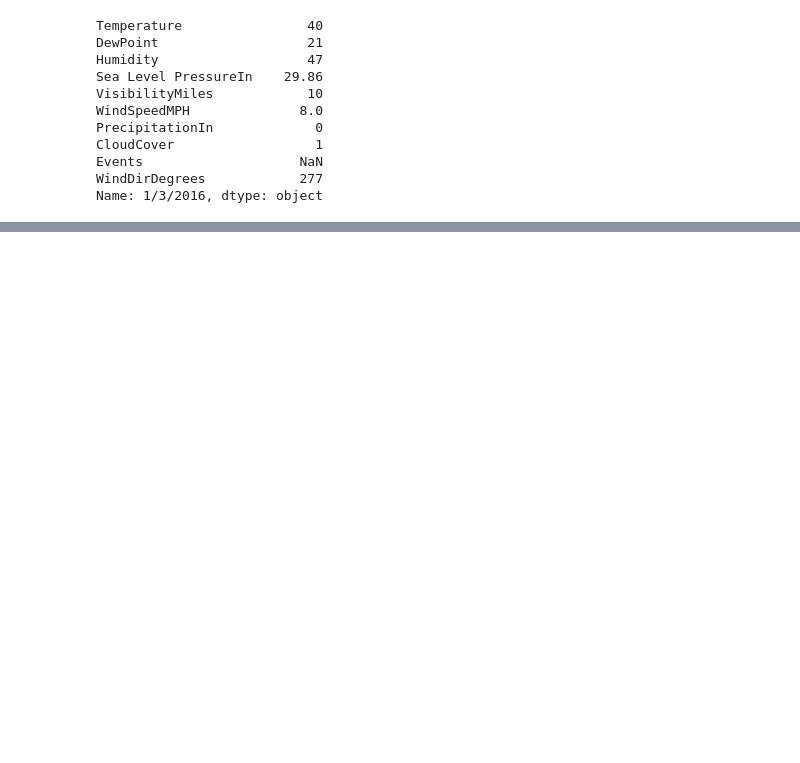
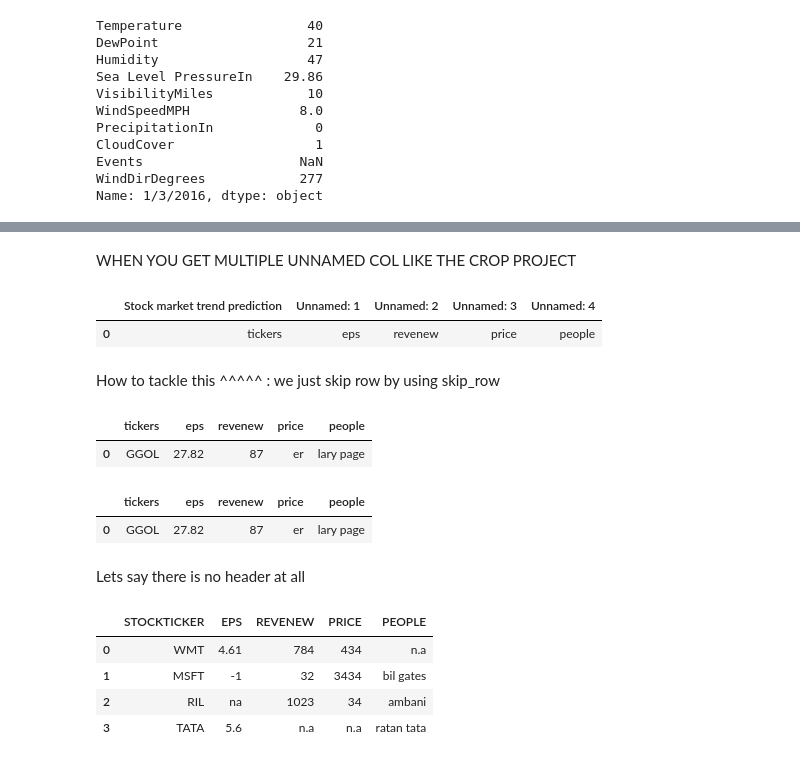
Before and after one commit to hsnaidu/basics, a Jupyter notebook: data_science/pandas-cheatsheet.ipynb, the cells around one changed output, grey strips where cells are left out. Drawn from its saved outputs; the diff is of its cells as text; code cells hidden in the pictures; blank space fills up the shorter version.

```diff
--- a/data_science/pandas-cheatsheet.ipynb
+++ b/data_science/pandas-cheatsheet.ipynb
@@ -286,0 +333,36 @@ Name: 1/3/2016, dtype: object
+# %% [markdown]
+WHEN YOU GET MULTIPLE UNNAMED COL LIKE THE CROP PROJECT
+# %%
+df = pd.read_excel('C:\\Users\\harip\\Desktop\\refrence\\data_science\\dataset\\unnamedcol.xlsx')
+df.head(1)
+# %% [output]
+|  | Stock market trend prediction | Unnamed: 1 | Unnamed: 2 | Unnamed: 3 | Unnamed: 4 |
+| 0 | tickers | eps | revenew | price | people |
+# %% [markdown]
+How to tackle this  ^^^^^ : we just skip row by using skip_row
+# %%
+df = pd.read_excel('C:\\Users\\harip\\Desktop\\refrence\\data_science\\dataset\\unnamedcol.xlsx',skiprows=1)
+df.head(1)
+# here it will skip row by one number
+# %% [output]
+|  | tickers | eps | revenew | price | people |
+| 0 | GGOL | 27.82 | 87 | er | lary page |
+# %%
+# or you can follow this technique
+df = pd.read_excel('C:\\Users\\harip\\Desktop\\refrence\\data_science\\dataset\\unnamedcol.xlsx',header = 1) # both are same
+df.head(1)
+# %% [output]
+|  | tickers | eps | revenew | price | people |
+| 0 | GGOL | 27.82 | 87 | er | lary page |
+# %% [markdown]
+Lets say there is no header at all
+# %%
+df = pd.read_excel('C:\\Users\\harip\\Desktop\\refrence\\data_science\\dataset\\noheader.xlsx') # header = 1
+df.columns = ['STOCKTICKER','EPS','REVENEW','PRICE','PEOPLE']
+df
+# %% [output]
+|  | STOCKTICKER | EPS | REVENEW | PRICE | PEOPLE |
+| 0 | WMT | 4.61 | 784 | 434 | n.a |
+| 1 | MSFT | -1 | 32 | 3434 | bil gates |
+| 2 | RIL | na | 1023 | 34 | ambani |
+| 3 | TATA | 5.6 | n.a | n.a | ratan tata |
```
Also changed, not shown: parts of 28 cells of this notebook, 6 other files.
